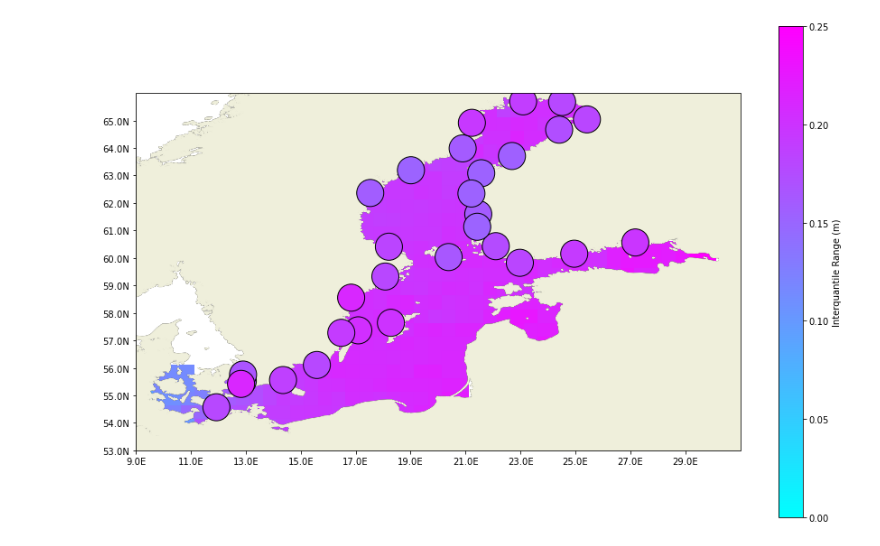
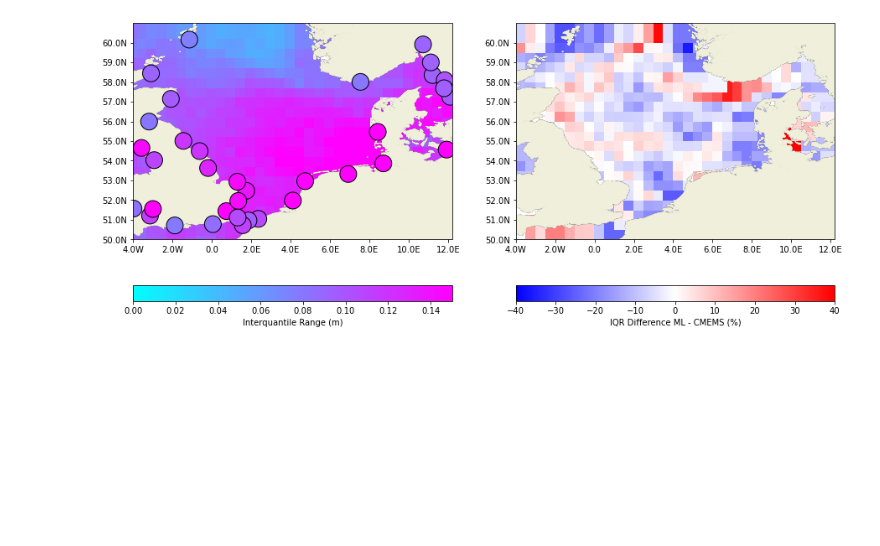
Before and after one commit to ne62rut/machine_learning_altimetry_validation, a Jupyter notebook: plot_SLA_variance.ipynb, the cells around one changed output. Drawn from its saved outputs; the diff is of its cells as text; code cells hidden in the pictures; blank space fills up the shorter version.

Commit message:
added variance plot and TG plot for paper

```diff
--- a/plot_SLA_variance.ipynb
+++ b/plot_SLA_variance.ipynb
@@ -18,7 +18,7 @@ from datetime import datetime, timedelta
 #/nfs/public_ads/Oelsmann/marcello/gesla_v2/gesla_v2_northsea_balticsea.nc
 
 
-region = 'BALTIC'
+region = 'NORTHSEA'
 
 start_time = '01/01/2004'
 
@@ -193,42 +193,79 @@ if region in {'BALTIC'} :
 # Variance of Sea Level
 
 fig = plt.figure(figsize = (15, 10))
-ax = plt.axes(projection=ccrs.PlateCarree())
+
+ax=fig.add_subplot(1,2,1,projection=ccrs.PlateCarree())
 
 ax.set_xticks(np.arange(min_lon,max_lon,2), crs=ccrs.PlateCarree())
 ax.set_yticks(np.arange(min_lat,max_lat,1), crs=ccrs.PlateCarree())
 
 
 ax.set_extent([min_lon,max_lon,min_lat,max_lat,])
 
-scat = plt.scatter(var_ML_plot[:,1], var_ML_plot[:,0], c = var_ML_plot[:,2] , edgecolor = 'none', alpha = 1,s=900,
+scat = plt.scatter(var_ML_plot[:,1], var_ML_plot[:,0], c = var_ML_plot[:,2] , edgecolor = 'none', alpha = 1,s=400,
                   vmin=0.8, vmax=1,cmap='cool',marker='s')
 if region in {'BALTIC'} :
     plt.clim(0.00, 0.25)
 elif region in {'NORTHSEA'} :
-    plt.clim(0.00, 0.13)
+    plt.clim(0.00, 0.15)
 
-scat_due = plt.scatter(var_tg_plot[0,:], var_tg_plot[1,:], c = var_tg_plot[2,:] , edgecolor = 'black', alpha = 1,s=900,
+scat_due = plt.scatter(var_tg_plot[0,:], var_tg_plot[1,:], c = var_tg_plot[2,:] , edgecolor = 'black', alpha = 1,s=400,
                   vmin=0.8, vmax=1,cmap='cool',marker='o',zorder=2)
 if region in {'BALTIC'} :
     plt.clim(0.00, 0.25)
 elif region in {'NORTHSEA'} :
     plt.clim(0.00, 0.15)
 
 lon_formatter = cart.mpl.ticker.LongitudeFormatter(number_format='.1f',
                                   degree_symbol='',
                                   dateline_direction_label=True)
 lat_formatter = cart.mpl.ticker.LatitudeFormatter(number_format='.1f',
                                  degree_symbol='')
 ax.xaxis.set_major_formatter(lon_formatter)
 ax.yaxis.set_major_formatter(lat_formatter)
+plt.colorbar(scat,label=r'Interquantile Range (m)',orientation = 'horizontal',pad = 0.1)
 
 ax.coastlines(resolution='10m', color='black', linewidth=1)
 #ax.fillcontinents(color='coral',lake_color='aqua')
 import cartopy.feature as feature
 ax.add_feature(feature.LAND,zorder=1)
 
 #plt.colorbar(scat_due,label=r'Variance (m^2)')
-plt.colorbar().set_label(r'Interquantile Range (m)')
+#plt.colorbar().set_label(r'Interquantile Range (m)')
+
+
+#####################################################################
+
+ax=fig.add_subplot(1,2,2,projection=ccrs.PlateCarree())
+
+ax.set_xticks(np.arange(min_lon,max_lon,2), crs=ccrs.PlateCarree())
+ax.set_yticks(np.arange(min_lat,max_lat,1), crs=ccrs.PlateCarree())
+
+
+ax.set_extent([min_lon,max_lon,min_lat,max_lat,])
+
+scat = plt.scatter(var_cmems_plot[:,1], var_cmems_plot[:,0], c = (var_ML_plot[:,2] - var_cmems_plot[:,2])/var_cmems_plot[:,2]*100, edgecolor = 'none', alpha = 1,s=900,
+                  vmin=0.8, vmax=1,cmap='bwr',marker='s')
+plt.clim(-40, 40)
+
+
+lon_formatter = cart.mpl.ticker.LongitudeFormatter(number_format='.1f',
+                                  degree_symbol='',
+                                  dateline_direction_label=True)
+lat_formatter = cart.mpl.ticker.LatitudeFormatter(number_format='.1f',
+                                 degree_symbol='')
+ax.xaxis.set_major_formatter(lon_formatter)
+ax.yaxis.set_major_formatter(lat_formatter)
+plt.colorbar(scat,label=r'IQR Difference ML - CMEMS (%)',orientation = 'horizontal',pad = 0.1)
+
+ax.coastlines(resolution='10m', color='black', linewidth=1)
+#ax.fillcontinents(color='coral',lake_color='aqua')
+import cartopy.feature as feature
+ax.add_feature(feature.LAND,zorder=1)
+
+#plt.colorbar(scat_due,label=r'Variance (m^2)')
+#plt.colorbar().set_label(r'IQR Difference ML - CMEMS (%)')
+
+fig.savefig("fig_variance.png")
 # %% [output]
-[figure, old version]
+[figure, new version]
```
Also changed, not shown: parts of 2 cells of this notebook, 3 other files.
